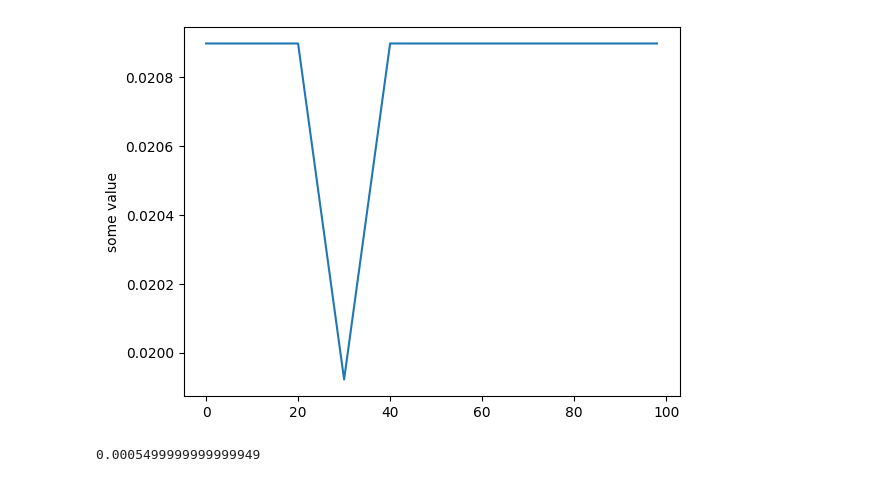
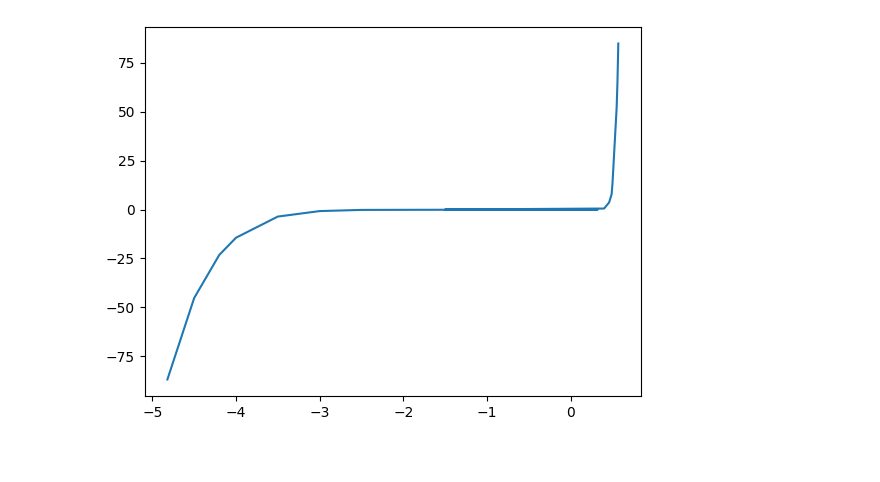
Before and after one commit to JaxRaffnix/Python-Grundlagen-Elektrotechnik, a Jupyter notebook: pgraph1.ipynb, the cells around one changed output. Drawn from its saved outputs; the diff is of its cells as text; code cells hidden in the pictures.

```diff
--- a/pgraph1.ipynb
+++ b/pgraph1.ipynb
@@ -24,22 +1,13 @@ print(df)
-# %%
-import matplotlib.pyplot as plt
-
-plt.plot(df)
-plt.ylabel('some value')
-plt.show()
-# %% [output]
-[figure, removed]
-# %%
-task_3_2_d_import = pd.read_excel(r"3-2-d.xlsx", sheet_name="Tabelle1")
-
-task_3_2_d_x = list(task_3_2_d_import["Iz in mA"])
-task_3_2_d_y = list(task_3_2_d_import["Uz in V"])
-
-Uz_delta = max(task_3_2_d_y) - min(task_3_2_d_y)
-Iz_delta = max(task_3_2_d_x) - min(task_3_2_d_x)
-
-Rz = abs(Uz_delta / Iz_delta)
-
-print(Rz)
-# %% [output]
-0.0005499999999999949
+# %%
+import pandas as pd
+import matplotlib.pyplot as plt
+
+diode_curve = pd.read_excel(r"measurement.xlsx", sheet_name="3-2-a")
+
+diode_curve_x = list(diode_curve["Uz in V"])
+diode_curve_y = list(diode_curve["Iz in mA"])
+
+plt.plot(diode_curve_x, diode_curve_y,)
+plt.show()
+# %% [output]
+[figure, added]
```
Also changed, not shown: parts of 6 cells of this notebook, 2 other files.
